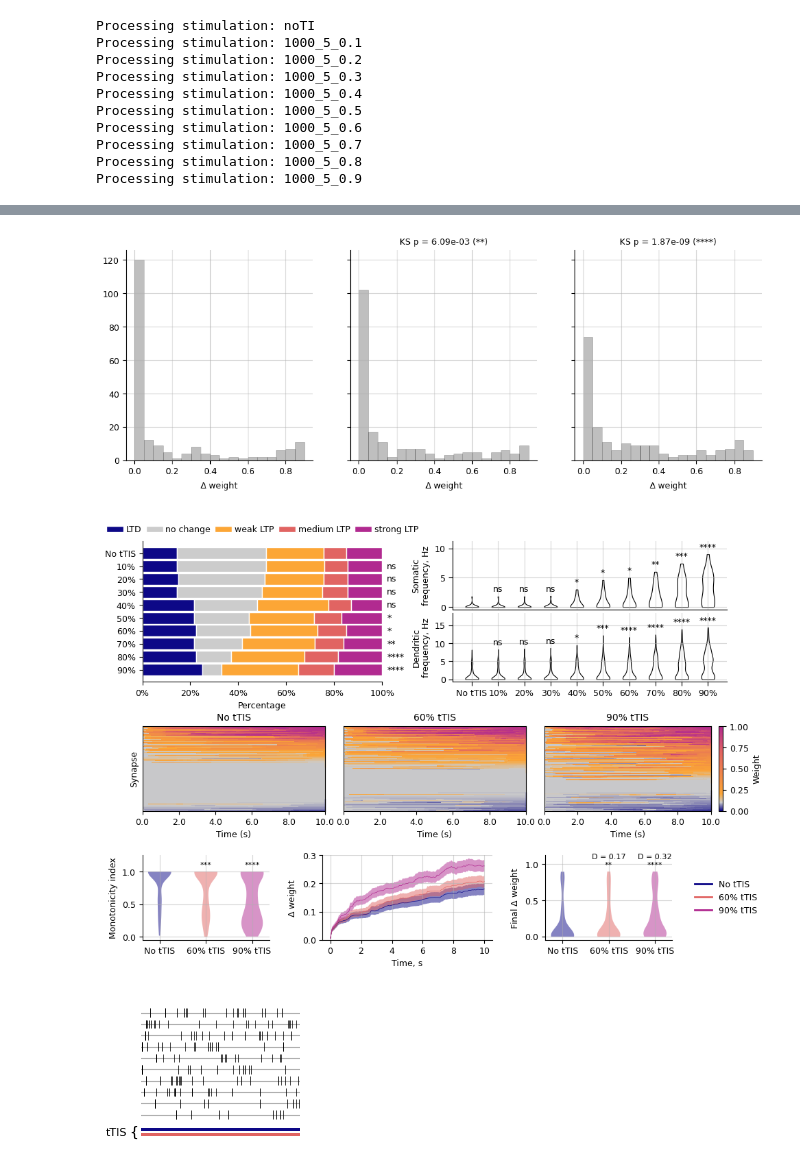
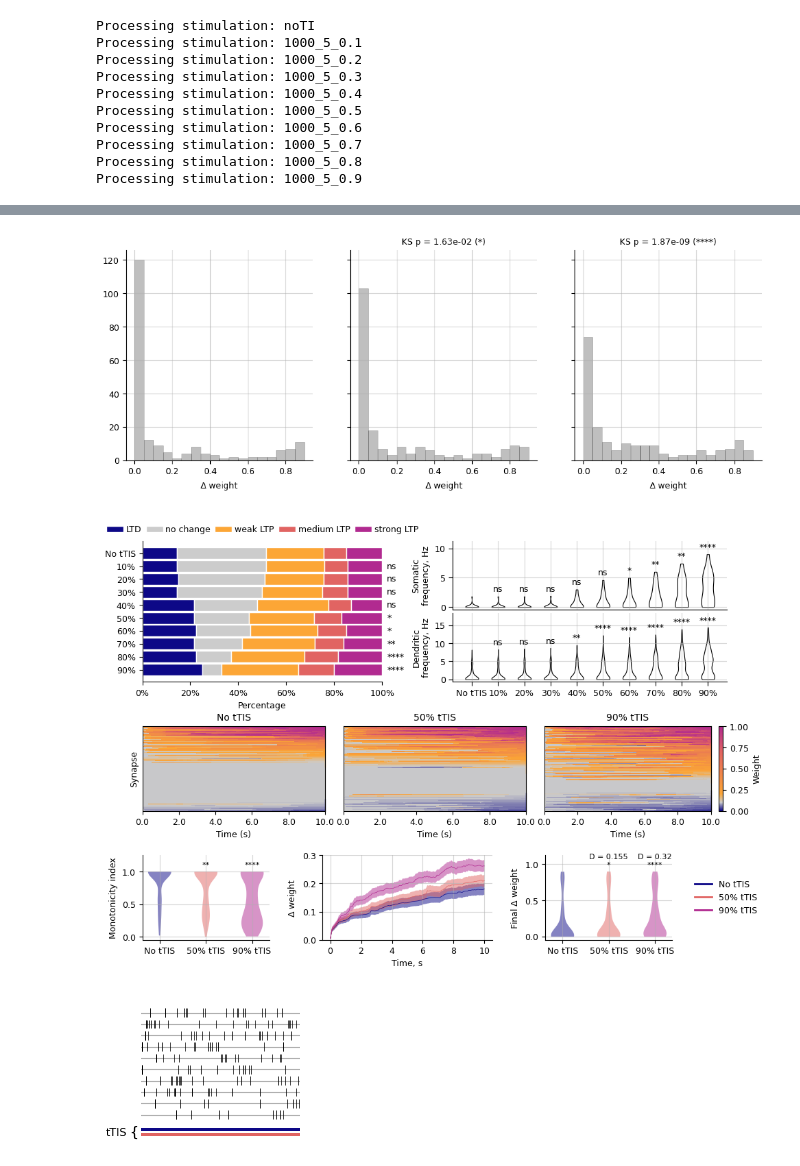
Before and after one commit to kerseviciute/temporal-interference, a Jupyter notebook: thesis/figure-results_poisson-1000-5.ipynb, the cells around one changed output, grey strips where cells are left out. Drawn from its saved outputs; the diff is of its cells as text; code cells hidden in the pictures.

```diff
--- a/thesis/figure-results_poisson-1000-5.ipynb
+++ b/thesis/figure-results_poisson-1000-5.ipynb
@@ -37,7 +37,7 @@ carrier = 1000
 beat = 5
 frequency = 5
 amplitudes_all = [-1, 0.1, 0.2, 0.3, 0.4, 0.5, 0.6, 0.7, 0.8, 0.9]
-amplitudes_selected = [-1, 0.6, 0.9]
+amplitudes_selected = [-1, 0.5, 0.9]
 synapse_cols = [f"Synapse{idx}" for idx in range(0, 10)]
 dendritic_spike_threshold = 20
 
@@ -428,5 +436,5 @@ fig, axs = plt.subplots(1, 3, figsize=(12, 4), sharey=True)
 weight_change = { stim: np.abs(final_weights[final_weights["Amplitude"] == label]["Weight"].values - 0.1) for stim, label in selected_stimulations.items() }
 plot_weight_histograms(axs, weight_change)
 # %% [output]
-[figure, old version]
+[figure, new version]
 # %%
@@ -513,7 +526,7 @@ def plot_weight_change(change_in_weights, label, color, window, ax):
   ax.autoscale(False)
 # %%
 monotonicity = dict()
-for ax, stim in zip(axs, selected_stimulations.keys()):
+for stim in selected_stimulations.keys():
   results = calculate_monotonicity_index(synapse_weights[stim].to_numpy().T)
   monotonicity[stim] = results
 # %%
@@ -753,7 +766,7 @@ for i in range(len(groups)):
     if i == ref_idx:
         continue
 
-    stat, p_val = stats.ttest_ind(groups[ref_idx], groups[i])
+    stat, p_val = stats.mannwhitneyu(groups[ref_idx], groups[i], alternative="two-sided")
     stars = p_to_stars(p_val)
 
     x = i + 1
@@ -823,7 +836,7 @@ for i in range(len(groups)):
     if i == ref_idx:
         continue
 
-    stat, p_val = stats.ttest_ind(groups[ref_idx], groups[i])
+    stat, p_val = stats.mannwhitneyu(groups[ref_idx], groups[i], alternative="two-sided")
     stars = p_to_stars(p_val)
 
     x = i + 1
@@ -857,11 +870,11 @@ ax_r2_2 = fig.add_subplot(inner_gs_2[1])
 ax_r2_3 = fig.add_subplot(inner_gs_2[2])
 
 plot_weight_heatmap(ax_r2_1, synapse_weights[f"noTI"], categorize, palette, show_cbar=False, show_ylabel = True)
-plot_weight_heatmap(ax_r2_2, synapse_weights[f"{carrier}_{beat}_0.6"], categorize, palette, show_cbar=False, show_ylabel = False)
+plot_weight_heatmap(ax_r2_2, synapse_weights[f"{carrier}_{beat}_0.5"], categorize, palette, show_cbar=False, show_ylabel = False)
 plot_weight_heatmap(ax_r2_3, synapse_weights[f"{carrier}_{beat}_0.9"], categorize, palette, show_cbar=True, show_ylabel = False)
 
 ax_r2_1.set_title("No tTIS", fontsize = 10)
-ax_r2_2.set_title("60% tTIS", fontsize = 10)
+ax_r2_2.set_title("50% tTIS", fontsize = 10)
 ax_r2_3.set_title("90% tTIS", fontsize = 10)
 
 ################## Monotonicity index
@@ -879,7 +892,7 @@ ax_r3_4 = fig.add_subplot(inner_gs_3[3])
 
 colors = {
   "noTI": "#0D0887",
-  f"{carrier}_{beat}_0.6": "#E16462",
+  f"{carrier}_{beat}_0.5": "#E16462",
   f"{carrier}_{beat}_0.9": "#B12A90"
 }
 
@@ -894,37 +907,35 @@ for stimulation in selected_stimulations.keys():
     label = label,
     color = colors[stimulation],
     window = 2500,
     ax = ax_r3_1
   )
 
 plot_violin_plots(monotonicity, colors, label = "Monotonicity index", test = "mannwhitney", show_stat = False, ax = ax_r3_2)
 
 weight_change = { stim: np.abs(final_weights[final_weights["Amplitude"] == label]["Weight"].values - 0.1) for stim, label in selected_stimulations.items() }
 plot_violin_plots(weight_change, colors, label = r"Final $\Delta$ weight", test = "KS", show_stat = True, ax = ax_r3_3)
 
 ### Only legend
 ax_r3_4.axis("off")
 
 # create legend with thicker lines and no frame
 handles, labels = ax_r3_1.get_legend_handles_labels()
 
 legend = ax_r3_4.legend(
     handles,
     labels,
     loc="center",
     frameon=False,
     handlelength=2
 )
 
 # increase line thickness in legend
 for line in legend.get_lines():
     line.set_linewidth(2)
 
-plt.show()
-
-# plt.savefig("figure-results_poisson-1000-5.png", dpi=300, bbox_inches="tight")
+plt.savefig("figure-results_poisson-1000-5.png", dpi=300, bbox_inches="tight")
 # %% [output]
-[figure, old version]
+[figure, new version]
 # %%
 ## Additional stuff
 # %%
```
Also changed, not shown: parts of 7 cells of this notebook, 5 other files.
